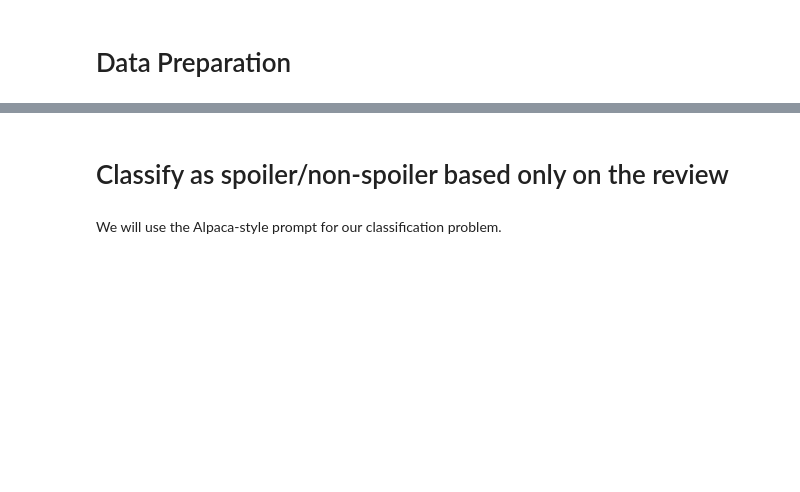
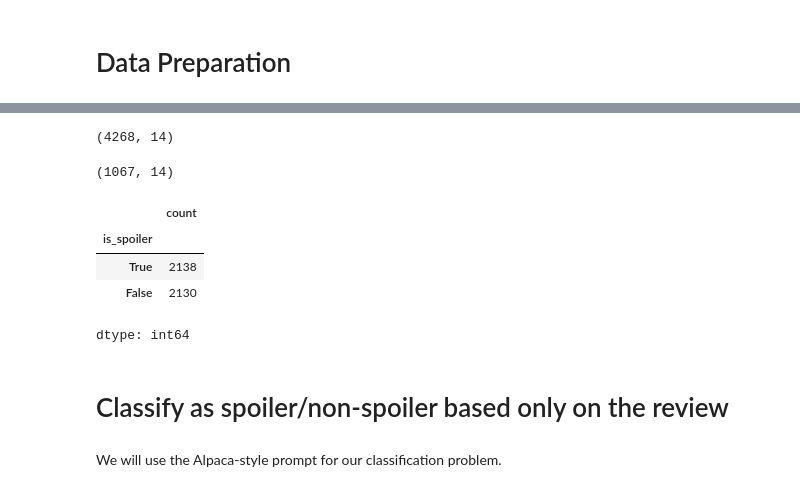
Before and after one commit to AntriaI/Sympetheres-DSC514, a Jupyter notebook: LLM_Mistral_final.ipynb, the cells around one changed output, grey strips where cells are left out. Drawn from its saved outputs; the diff is of its cells as text; code cells hidden in the pictures; blank space fills up the shorter version.

```diff
--- a/LLM_Mistral_final.ipynb
+++ b/LLM_Mistral_final.ipynb
@@ -97,6 +90,22 @@ train_df_original.head()
 # Create copy of training and test data
 train_df = train_df_original.copy()
 test_df = test_df_original.copy()
+# %%
+train_df.shape
+# %% [output]
+(4268, 14)
+# %%
+test_df.shape
+# %% [output]
+(1067, 14)
+# %%
+train_df['is_spoiler'].value_counts()
+# %% [output]
+|  | count |
+| is_spoiler |  |
+| True | 2138 |
+| False | 2130 |
+dtype: int64
 # %% [markdown]
 # Classify as spoiler/non-spoiler based only on the review
 # %% [markdown]
```
Also changed, not shown: parts of 12 cells of this notebook, 1 other file.
